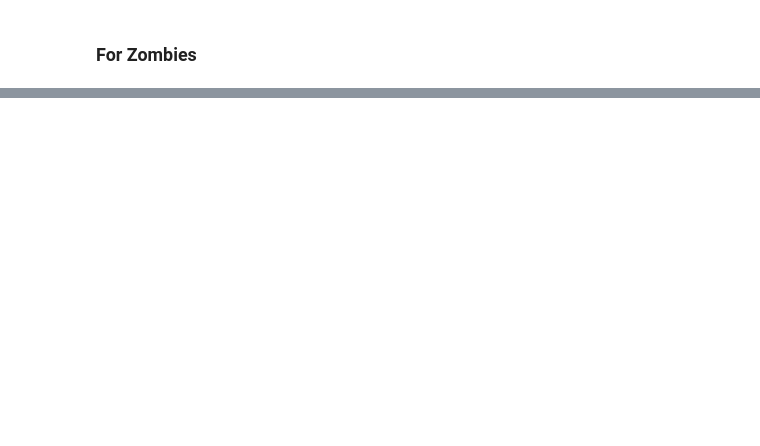
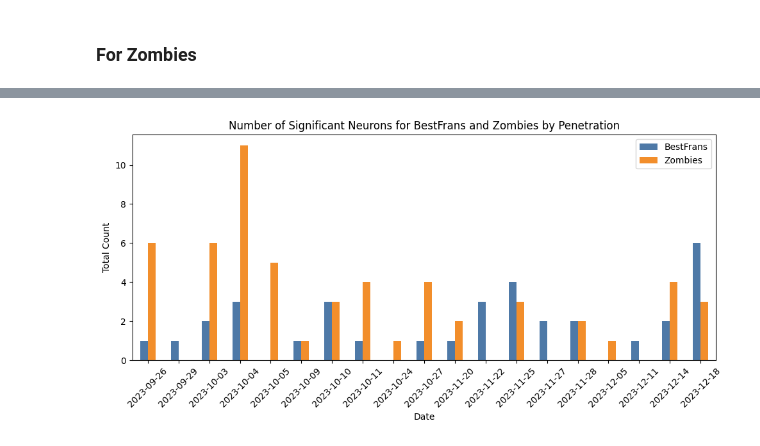
Before and after one commit to EdConnorLab/Julie, a Jupyter notebook: notebooks/generating_files_for_ed.ipynb, the cells around one changed output, grey strips where cells are left out. Saved outputs shown, nothing was run; the diff lists cells and outputs as text; code cells hidden in the pictures; blank space fills up the shorter version.

```diff
--- a/notebooks/generating_files_for_ed.ipynb
+++ b/notebooks/generating_files_for_ed.ipynb
@@ -278,0 +231,7 @@ print(zom_final_spike_count_df.head())  # -- save this and share with Ed!!
+# %%
+from collections import Counter
+import csv
+
+with open('../Cortana/Ed and ANOVA/used_for_R01/zombies_neuron_list_with_location.csv', 'r') as f:
+    zombies_neuron_list = [line.strip() for line in f if line.strip()]
+zombies_neuron_list
@@ -278,0 +431,17 @@ print(zom_final_spike_count_df.head())  # -- save this and share with Ed!!
+# %%
+# Date 기준으로 합산
+df_grouped = round_count_merged.groupby('Date')[['BestFrans', 'Zombies']].sum().reset_index()
+df_grouped[['BestFrans', 'Zombies']] = df_grouped[['BestFrans', 'Zombies']].astype(int)
+df_grouped.set_index('Date').plot(
+    kind='bar',
+    figsize=(10, 5),
+    color=['#4e79a7', '#f28e2b']  # BestFrans, Zombies
+)
+
+plt.ylabel('Total Count')
+plt.title('Number of Significant Neurons for BestFrans and Zombies by Penetration')
+plt.xticks(rotation=45)
+plt.tight_layout()
+plt.show()
+# %% [output]
+[figure, added]
```
Also changed, not shown: parts of 44 cells of this notebook, 1 other file.
